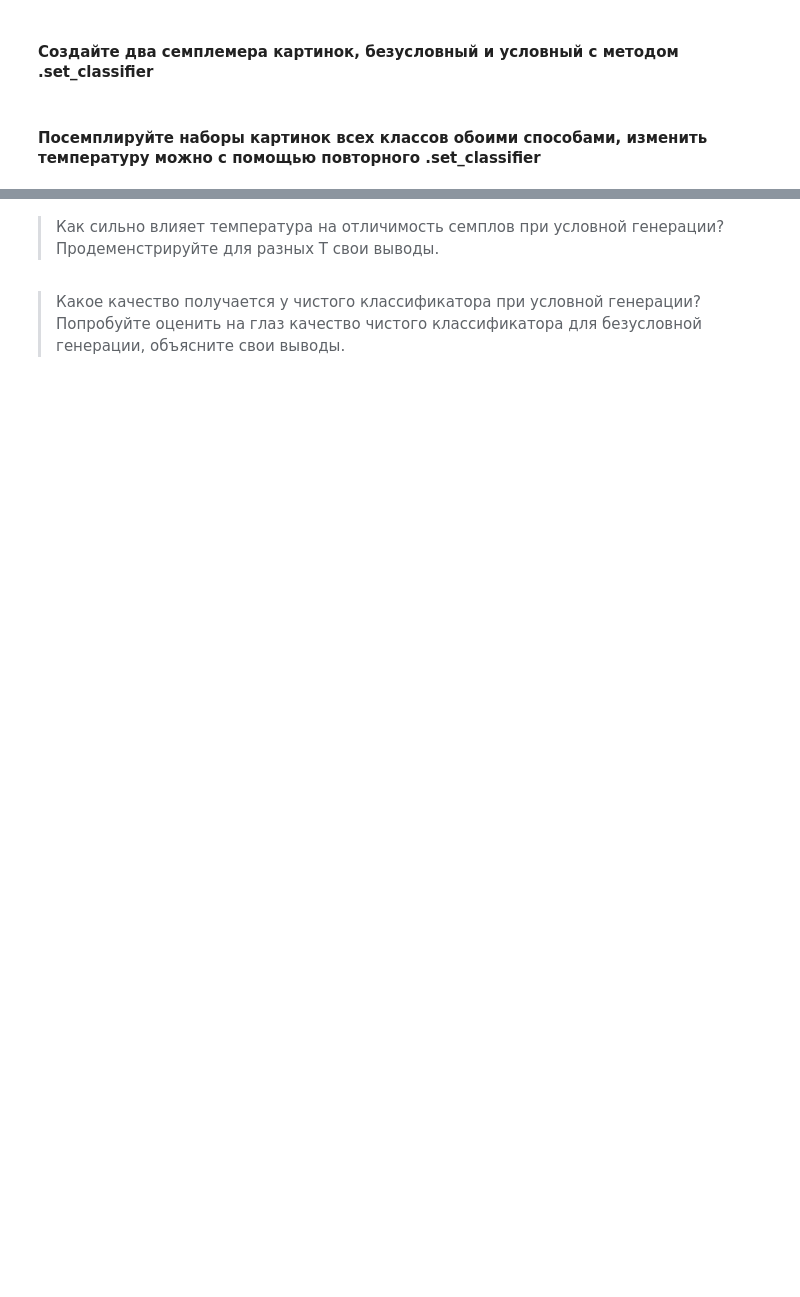
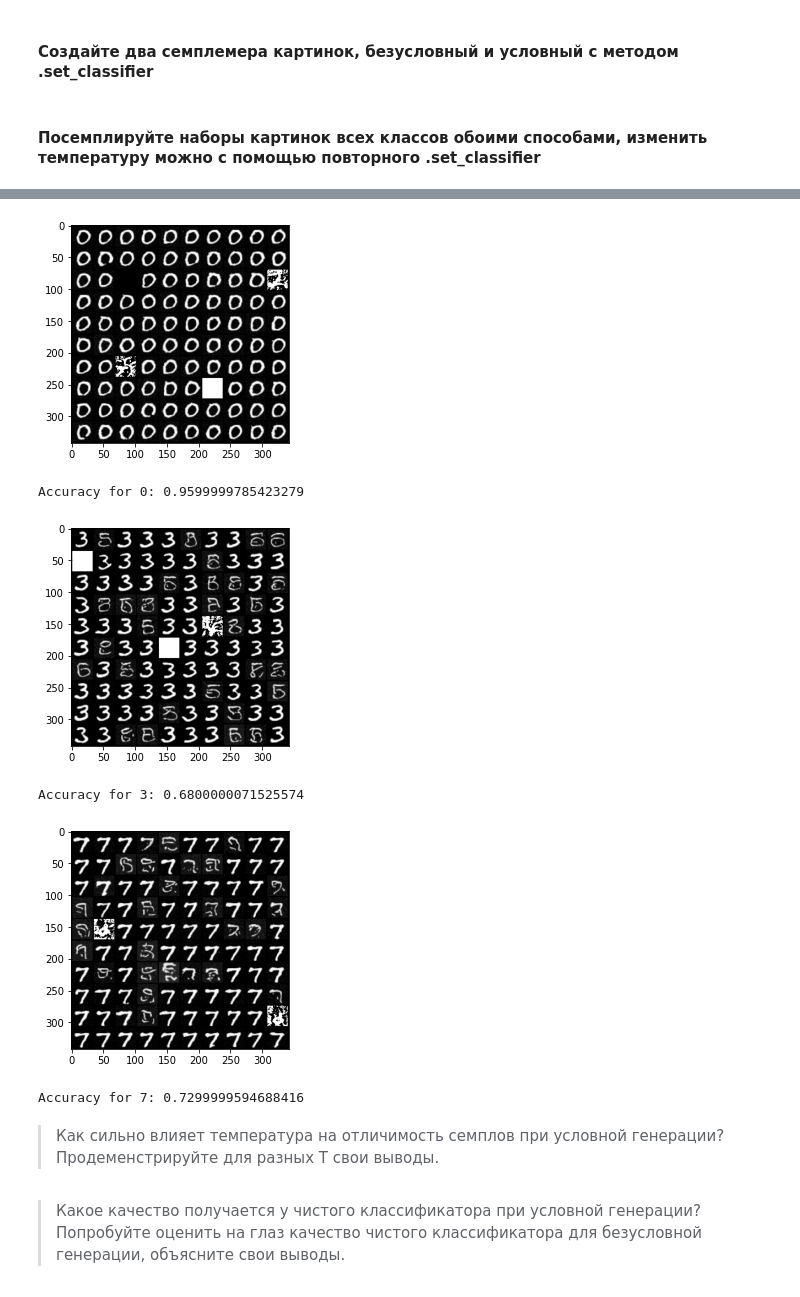
Before and after one commit to Tikhon239/HSE, a Jupyter notebook: BayesML/DDPM/conditional_sampling.ipynb, the cells around one changed output, grey strips where cells are left out. Drawn from its saved outputs; the diff is of its cells as text; code cells hidden in the pictures; blank space fills up the shorter version.

```diff
--- a/BayesML/DDPM/conditional_sampling.ipynb
+++ b/BayesML/DDPM/conditional_sampling.ipynb
@@ -183,5 +193,12 @@ csampler(labels)
 # %%
-csampler.calc_acc([0])
+csampler.calc_acc([0, 3, 7])
+# %% [output]
+[figure, added]
+Accuracy for 0: 0.9599999785423279
+[figure, added]
+Accuracy for 3: 0.6800000071525574
+[figure, added]
+Accuracy for 7: 0.7299999594688416
 # %% [markdown]
 > Как сильно влияет температура на отличимость семплов при условной генерации? Продеменстрируйте для разных T свои выводы.
 # %% [markdown]
```
Also changed, not shown: parts of 10 cells of this notebook.
